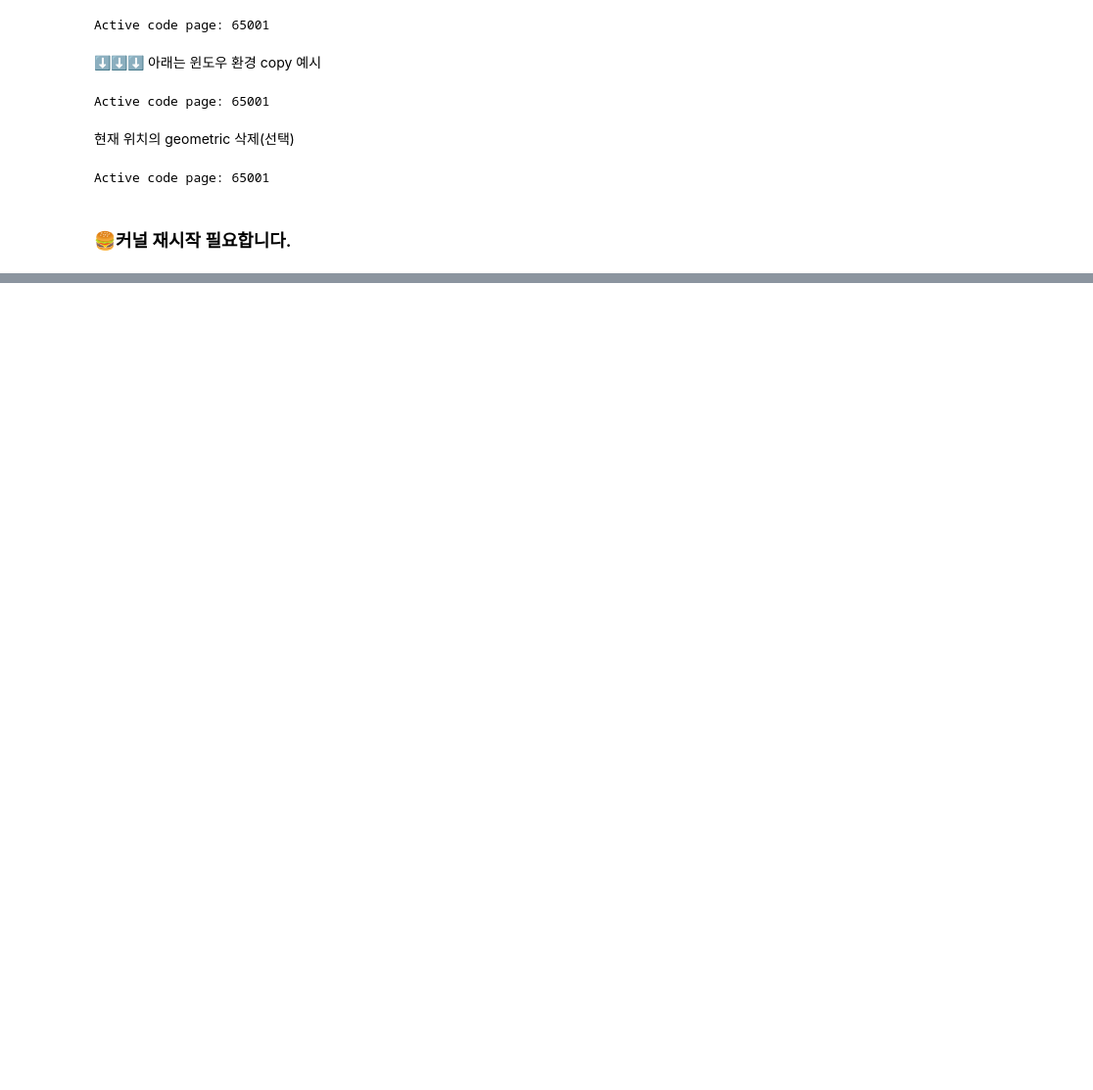
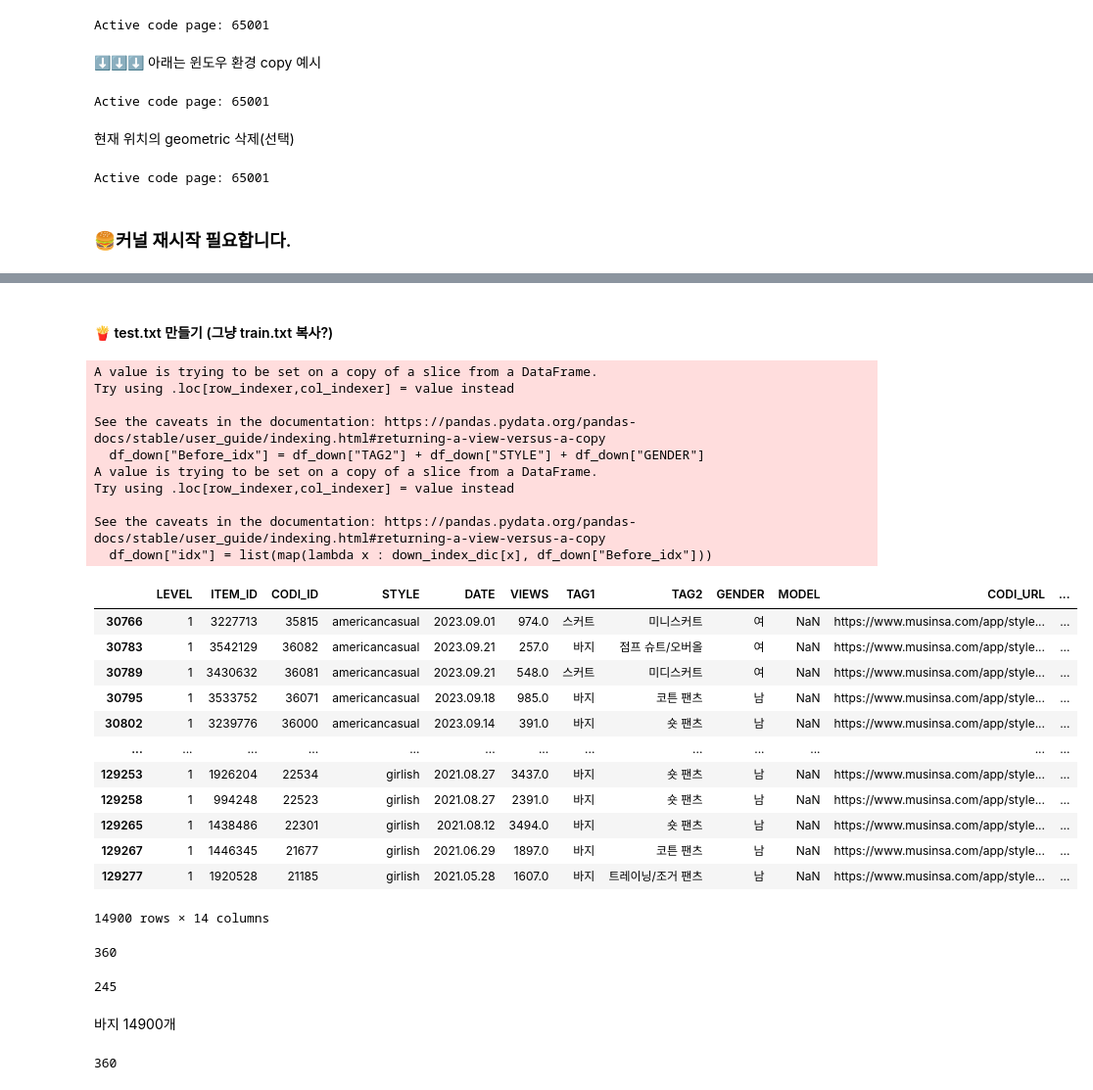
Before and after one commit to cutetory/DSfinal, a Jupyter notebook: step1/source/step1_datasets.ipynb, the cells around one changed output, grey strips where cells are left out. Shown at 98% size. Saved outputs shown, nothing was run; the diff lists cells and outputs as text; code cells hidden in the pictures; blank space fills up the shorter version.

```diff
--- a/step1/source/step1_datasets.ipynb
+++ b/step1/source/step1_datasets.ipynb
@@ -83,0 +617,10 @@ driver = None
+# %%
+print(f"\x1b[33m\" 상의 GENDER 컬럼: {df_up['GENDER'].unique()} \"\x1b[0m")
+print(f"\x1b[33m\" 하의 GENDER 컬럼: {df_down['GENDER'].unique()} \"\x1b[0m")
+
+# gender에 라이프 제거 (하의)
+df_down[df_down['GENDER'] == '라이프']
+df_down["GENDER"] = df_down["GENDER"].str.replace("라이프", "남,여")
+
+print(f"\x1b[32m\" 상의 GENDER 컬럼: {df_up['GENDER'].unique()} \"\x1b[0m")
+print(f"\x1b[32m\" 하의 GENDER 컬럼: {df_down['GENDER'].unique()} \"\x1b[0m")
@@ -83,0 +687,3 @@ driver = None
+# %%
+for i in upper_item_dict.items():
+    print(i)
@@ -83,0 +752,61 @@ driver = None
+# %% [markdown]
+#### 🍟 test.txt 만들기 (그냥 train.txt 복사?)
+# %%
+# 전체 품목 정리
+
+down_class_lst = []
+down_index_lst = []
+
+index = 0
+
+for i in df_down['TAG2'].unique():
+    for j in concat_df['STYLE'].unique():
+        for k in ['남, 여', '여', '남']: #라이프 제외
+            down_class_lst.append(f'{i}{j}{k}')
+            down_index_lst.append(index)
+            index += 1
+
+# 딕셔너리 형태로 변경
+
+down_index_dic = dict(zip(down_class_lst, down_index_lst))
+# %%
+# df_down 프레임에 인덱스 번호 추가
+# 딕셔너리 키 형태의 컬럼 하나 추가
+
+df_down["CATEGORY1"] = df_down["TAG2"] + df_down["STYLE"] + df_down["GENDER"]
+df_down["idx"] = list(map(lambda x : down_index_dic[x], df_down["Before_idx"]))
+df_down
+# %% [output]
+A value is trying to be set on a copy of a slice from a DataFrame.
+Try using .loc[row_indexer,col_indexer] = value instead
+
+See the caveats in the documentation: https://pandas.pydata.org/pandas-docs/stable/user_guide/indexing.html#returning-a-view-versus-a-copy
+  df_down["Before_idx"] = df_down["TAG2"] + df_down["STYLE"] + df_down["GENDER"]
+A value is trying to be set on a copy of a slice from a DataFrame.
+Try using .loc[row_indexer,col_indexer] = value instead
+
+See the caveats in the documentation: https://pandas.pydata.org/pandas-docs/stable/user_guide/indexing.html#returning-a-view-versus-a-copy
+  df_down["idx"] = list(map(lambda x : down_index_dic[x], df_down["Before_idx"]))
+|  | LEVEL | ITEM_ID | CODI_ID | STYLE | DATE | VIEWS | TAG1 | TAG2 | GENDER | MODEL | CODI_URL | ... |
+| 30766 | 1 | 3227713 | 35815 | americancasual | 2023.09.01 | 974.0 | 스커트 | 미니스커트 | 여 | NaN | https://www.musinsa.com/app/style... | ... |
+| 30783 | 1 | 3542129 | 36082 | americancasual | 2023.09.21 | 257.0 | 바지 | 점프 슈트/오버올 | 여 | NaN | https://www.musinsa.com/app/style... | ... |
+| 30789 | 1 | 3430632 | 36081 | americancasual | 2023.09.21 | 548.0 | 스커트 | 미디스커트 | 여 | NaN | https://www.musinsa.com/app/style... | ... |
+| 30795 | 1 | 3533752 | 36071 | americancasual | 2023.09.18 | 985.0 | 바지 | 코튼 팬츠 | 남 | NaN | https://www.musinsa.com/app/style... | ... |
+| 30802 | 1 | 3239776 | 36000 | americancasual | 2023.09.14 | 391.0 | 바지 | 숏 팬츠 | 남 | NaN | https://www.musinsa.com/app/style... | ... |
+| ... | ... | ... | ... | ... | ... | ... | ... | ... | ... | ... | ... | ... |
+| 129253 | 1 | 1926204 | 22534 | girlish | 2021.08.27 | 3437.0 | 바지 | 숏 팬츠 | 남 | NaN | https://www.musinsa.com/app/style... | ... |
+| 129258 | 1 | 994248 | 22523 | girlish | 2021.08.27 | 2391.0 | 바지 | 숏 팬츠 | 남 | NaN | https://www.musinsa.com/app/style... | ... |
+| 129265 | 1 | 1438486 | 22301 | girlish | 2021.08.12 | 3494.0 | 바지 | 숏 팬츠 | 남 | NaN | https://www.musinsa.com/app/style... | ... |
+| 129267 | 1 | 1446345 | 21677 | girlish | 2021.06.29 | 1897.0 | 바지 | 코튼 팬츠 | 남 | NaN | https://www.musinsa.com/app/style... | ... |
+| 129277 | 1 | 1920528 | 21185 | girlish | 2021.05.28 | 1607.0 | 바지 | 트레이닝/조거 팬츠 | 남 | NaN | https://www.musinsa.com/app/style... | ... |
+14900 rows × 14 columns
+# %%
+len(down_index_dic)
+# %% [output]
+360
+# %%
+len(df_down['Before_idx'].unique())
+# %% [output]
+245
+# %% [markdown]
+바지 14900개
@@ -83,0 +822,4 @@ driver = None
+# %%
+print(len(trian_lst))
+# %% [output]
+360
```
Also changed, not shown: parts of 55 cells of this notebook, 17 other files.
